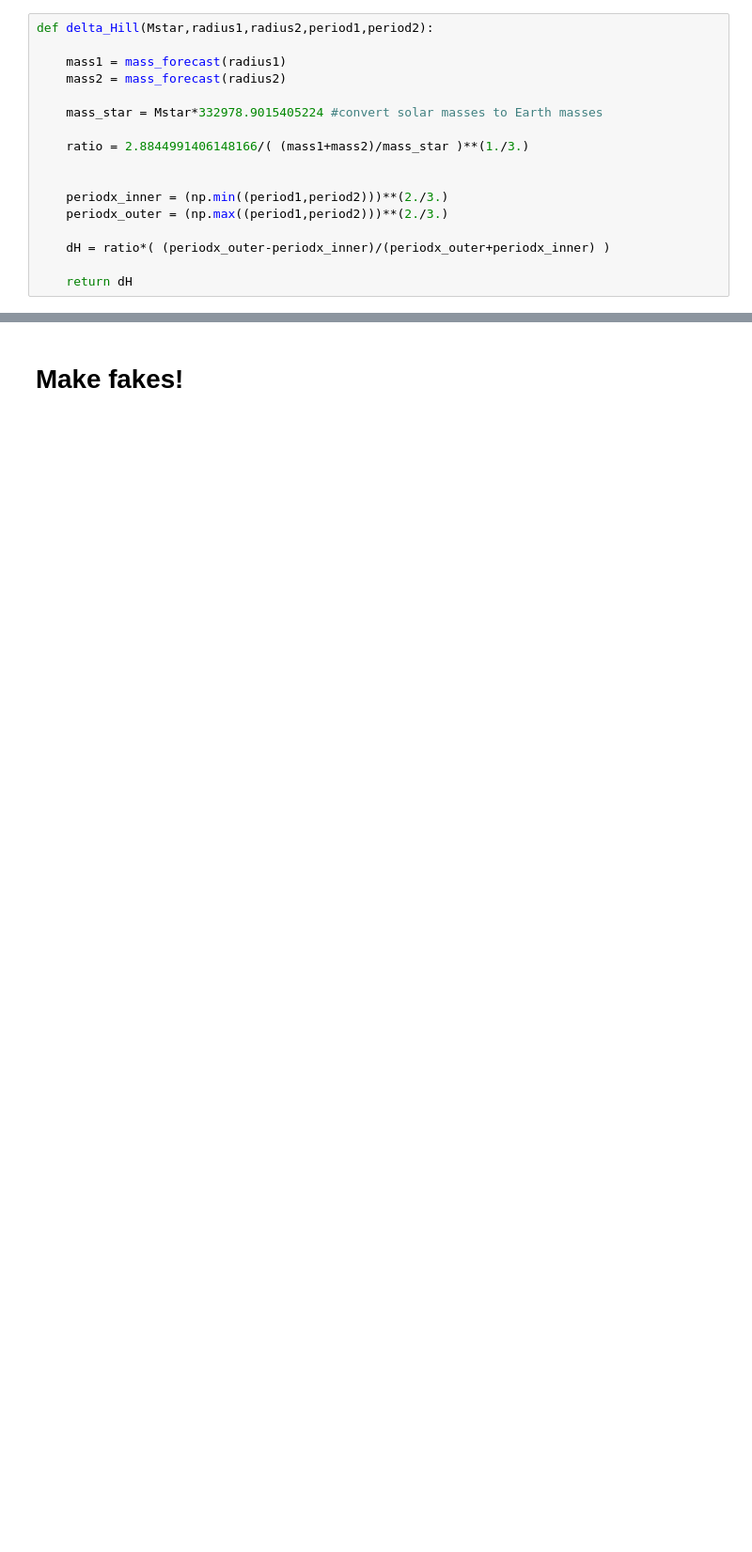
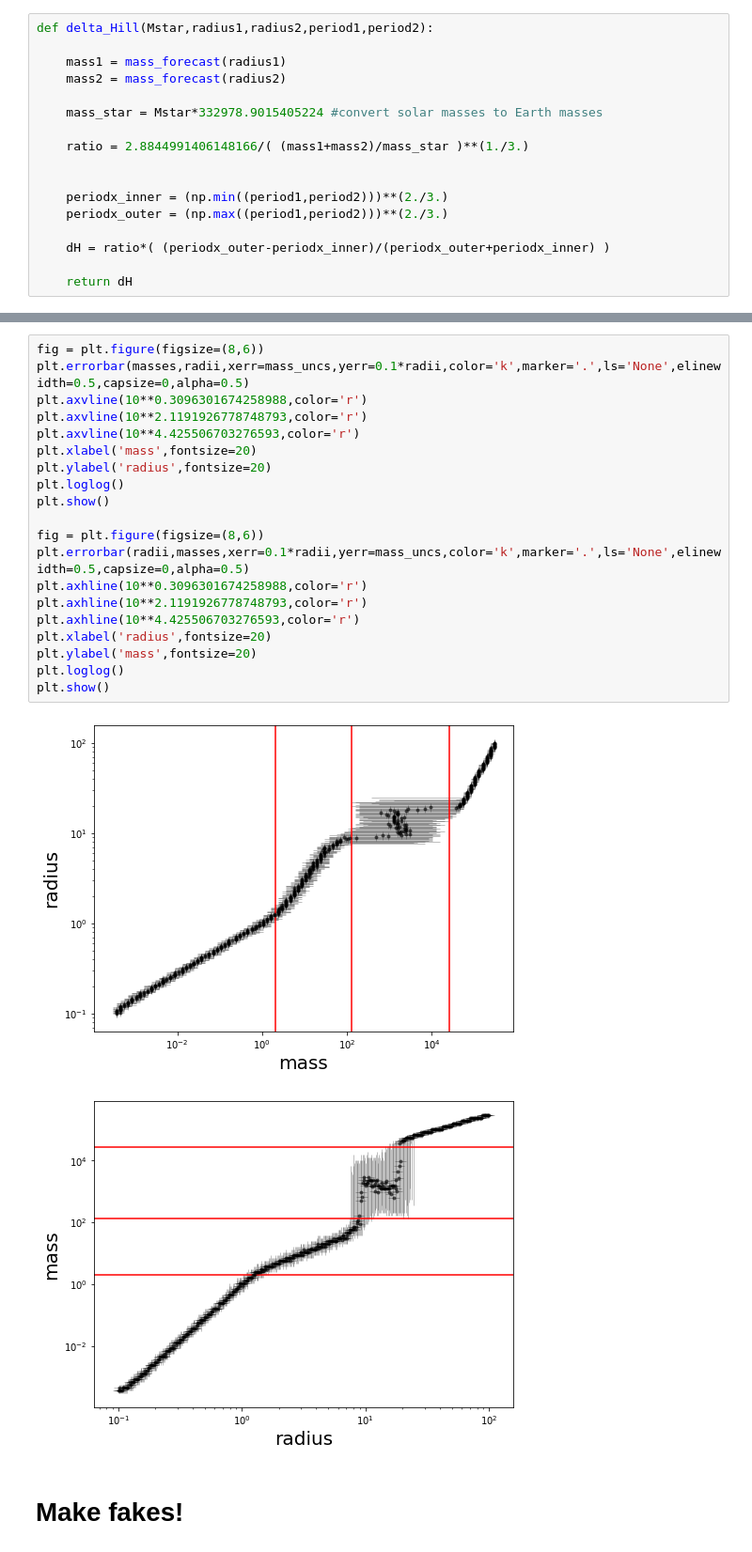
Before and after one commit to esandford/mmi-tagger, a Jupyter notebook: planettagger/simulatedPlanets/makeFakeTrainingSet.ipynb, the cells around one changed output, grey strips where cells are left out. Shown: that part at 94% size. Drawn from its saved outputs; the diff is of its cells as text; blank space fills up the shorter version.

```diff
--- a/planettagger/simulatedPlanets/makeFakeTrainingSet.ipynb
+++ b/planettagger/simulatedPlanets/makeFakeTrainingSet.ipynb
@@ -299,3 +363,26 @@ def hill_stability(mstar,nplanets,radii,periods):
+# %%
+fig = plt.figure(figsize=(8,6))
+plt.errorbar(masses,radii,xerr=mass_uncs,yerr=0.1*radii,color='k',marker='.',ls='None',elinewidth=0.5,capsize=0,alpha=0.5)
+plt.axvline(10**0.3096301674258988,color='r')
+plt.axvline(10**2.1191926778748793,color='r')
+plt.axvline(10**4.425506703276593,color='r')
+plt.xlabel('mass',fontsize=20)
+plt.ylabel('radius',fontsize=20)
+plt.loglog()
+plt.show()
+
+fig = plt.figure(figsize=(8,6))
+plt.errorbar(radii,masses,xerr=0.1*radii,yerr=mass_uncs,color='k',marker='.',ls='None',elinewidth=0.5,capsize=0,alpha=0.5)
+plt.axhline(10**0.3096301674258988,color='r')
+plt.axhline(10**2.1191926778748793,color='r')
+plt.axhline(10**4.425506703276593,color='r')
+plt.xlabel('radius',fontsize=20)
+plt.ylabel('mass',fontsize=20)
+plt.loglog()
+plt.show()
+# %% [output]
+[figure, added]
+[figure, added]
 # %% [markdown]
 # Make fakes!
 # %%
```
Also changed, not shown: parts of 15 cells of this notebook.
